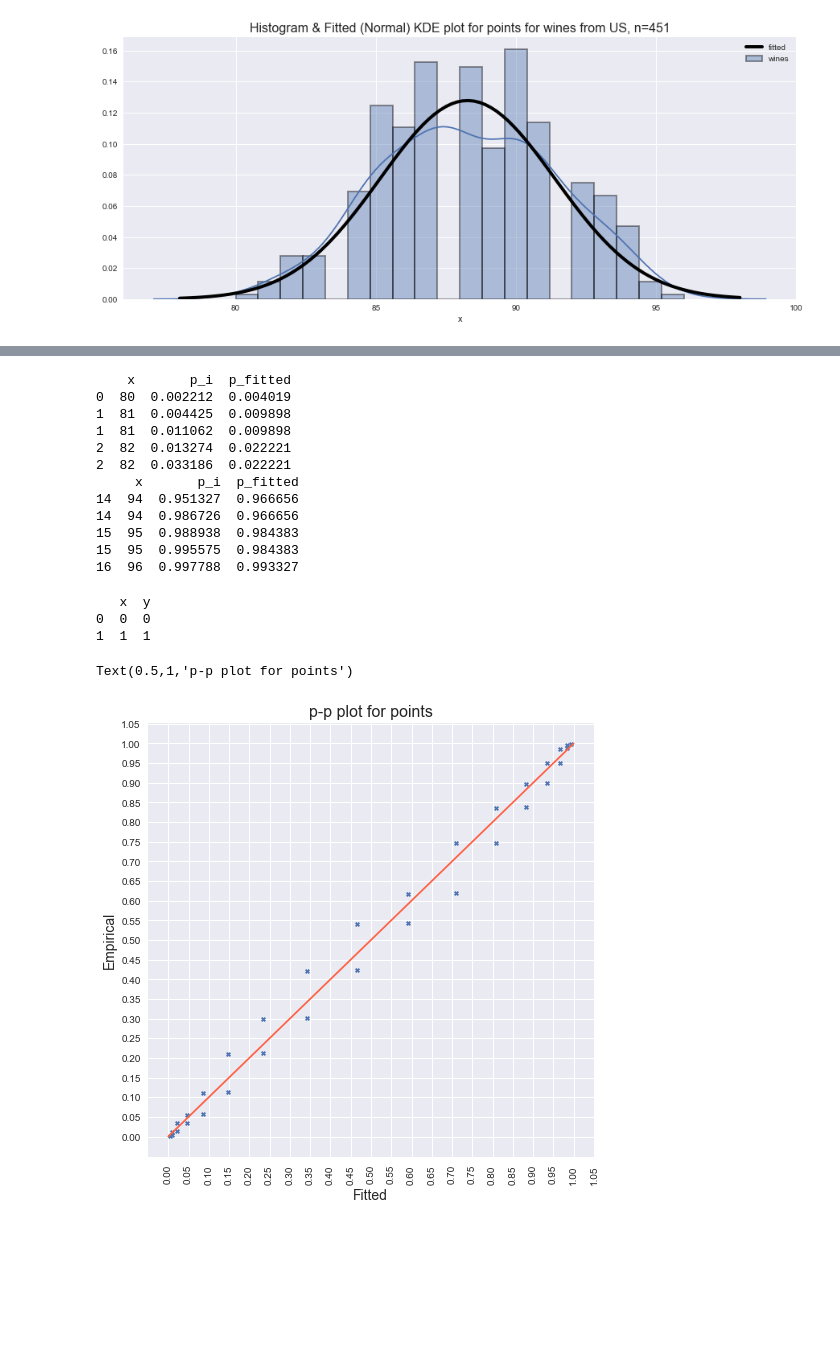
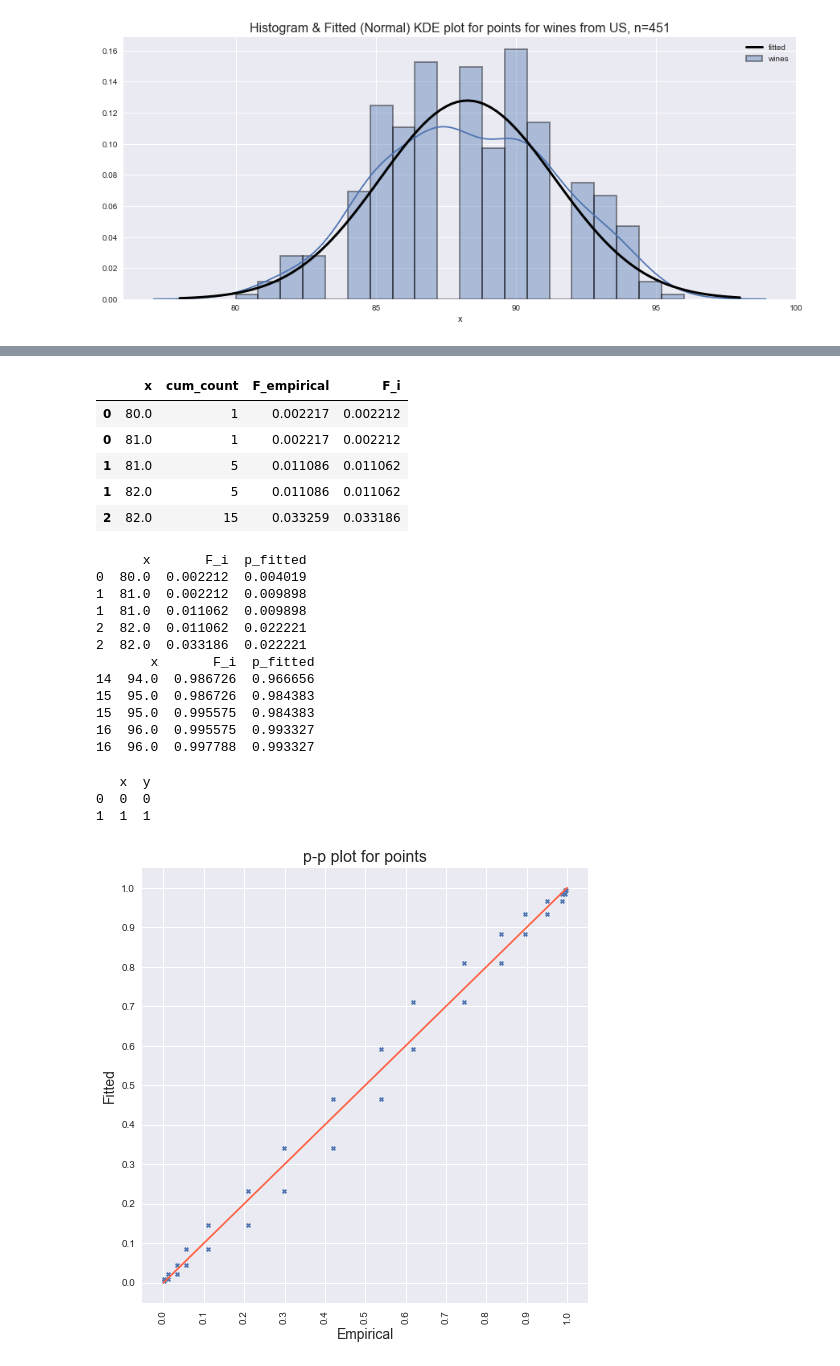
Before and after one commit to bryanblackbee/ds-learning-journey, a Jupyter notebook: jupyter_notebook/probability-and-statistics/studies/in-progress/wines.ipynb, the cells around one changed output, grey strips where cells are left out. Drawn from its saved outputs; the diff is of its cells as text; code cells hidden in the pictures; blank space fills up the shorter version.

```diff
--- a/jupyter_notebook/probability-and-statistics/studies/in-progress/wines.ipynb
+++ b/jupyter_notebook/probability-and-statistics/studies/in-progress/wines.ipynb
@@ -110,0 +116,19 @@ print(empirical_df.head())
+# %%
+empirical_df = pd.DataFrame({'x' : sorted_us_wines_points})
+empirical_df.reset_index(inplace=True, drop=True)
+empirical_df['i'] = empirical_df.index+1
+# For each value of x, find p(X<=x), stored as empirical_p
+print('empirical_df.count()=%d' % empirical_df['x'].count())
+print('empirical_df[\'x\'].nunique()=%d' % empirical_df['x'].nunique())
+print('empirical_df[\'x\'].unique()=%s' % str(empirical_df['x'].unique().tolist()))
+empirical_groupby_df = empirical_df.groupby('x')['i'].max().reset_index(name='cum_count')
+empirical_groupby_df['F_empirical'] = empirical_groupby_df['cum_count']/empirical_groupby_df['cum_count'].max()
+
+empirical_groupby_df2 = empirical_groupby_df.copy()
+# empirical_groupby_df2 = empirical_groupby_df2[:-1]
+empirical_groupby_df2['x'] = empirical_groupby_df2['x'].shift(-1)
+empirical_groupby_df2 = empirical_groupby_df2[:-1]
+
+empirical_groupby_df = empirical_groupby_df.append(empirical_groupby_df2)
+empirical_groupby_df.sort_values(['x', 'F_empirical'], inplace=True)
+print(empirical_groupby_df.head())
@@ -111,24 +168,35 @@ print(empirical_df.head())
+# %%
+empirical_groupby_df['F_i'] = empirical_groupby_df['cum_count']/(empirical_groupby_df['cum_count'].max()+1)
+# %%
+empirical_groupby_df.head()
+# %% [output]
+|  | x | cum_count | F_empirical | F_i |
+| 0 | 80.0 | 1 | 0.002217 | 0.002212 |
+| 0 | 81.0 | 1 | 0.002217 | 0.002212 |
+| 1 | 81.0 | 5 | 0.011086 | 0.011062 |
+| 1 | 82.0 | 5 | 0.011086 | 0.011062 |
+| 2 | 82.0 | 15 | 0.033259 | 0.033186 |
 # %%
-min_prob = empirical_df.groupby('x')['p_i'].min().reset_index(name='p_i')
-max_prob = empirical_df.groupby('x')['p_i'].max().reset_index(name='p_i')
-pp_df = min_prob.append(max_prob).sort_values(['x', 'p_i'])
-pp_df.drop_duplicates(subset=['x', 'p_i'], inplace=True)
+min_prob = empirical_groupby_df.groupby('x')['F_i'].min().reset_index(name='F_i')
+max_prob = empirical_groupby_df.groupby('x')['F_i'].max().reset_index(name='F_i')
+pp_df = min_prob.append(max_prob).sort_values(['x', 'F_i'])
+pp_df.drop_duplicates(subset=['x', 'F_i'], inplace=True)
 pp_df['p_fitted'] = norm.cdf(pp_df['x'], fitted_mu, fitted_sigma)
 print(pp_df.head())
 print(pp_df.tail())
 # %% [output]
-    x       p_i  p_fitted
-0  80  0.002212  0.004019
-1  81  0.004425  0.009898
-1  81  0.011062  0.009898
-2  82  0.013274  0.022221
-2  82  0.033186  0.022221
-     x       p_i  p_fitted
-14  94  0.951327  0.966656
-14  94  0.986726  0.966656
-15  95  0.988938  0.984383
-15  95  0.995575  0.984383
-16  96  0.997788  0.993327
+      x       F_i  p_fitted
+0  80.0  0.002212  0.004019
+1  81.0  0.002212  0.009898
+1  81.0  0.011062  0.009898
+2  82.0  0.011062  0.022221
+2  82.0  0.033186  0.022221
+       x       F_i  p_fitted
+14  94.0  0.986726  0.966656
+15  95.0  0.986726  0.984383
+15  95.0  0.995575  0.984383
+16  96.0  0.995575  0.993327
+16  96.0  0.997788  0.993327
 # %%
 forty_five_line_df = pd.DataFrame({'x' : [0,1], 'y' : [0,1]})
 print(forty_five_line_df)
@@ -139,16 +207,17 @@ print(forty_five_line_df)
 # %%
 fig = plt.figure(figsize=(8, 8))
 ax = fig.add_subplot(111)
 
-pp_df.plot(kind='scatter', x='p_fitted', y='p_i', ax=ax, marker='X')
+pp_df.plot(kind='scatter', x='F_i', y='p_fitted', ax=ax, marker='X')
 forty_five_line_df.plot(kind='line', x='x', y='y', ax=ax, color='tomato')
-ax.set_ylabel("Empirical", fontsize=14)
-ax.set_xticks(np.arange(0, 1.1, 0.05))
-ax.set_xticklabels(['%.2f' % f for f in np.arange(0, 1.1, 0.05)], rotation=90)
-ax.set_yticks(np.arange(0, 1.1, 0.05))
-ax.set_xlabel("Fitted", fontsize=14)
+ax.set_ylabel("Fitted", fontsize=14)
+ax.set_xticks(np.arange(0, 1.02, 0.10))
+ax.set_xticklabels(['%.1f' % f for f in np.arange(0, 1.1, 0.10)], rotation=90)
+ax.set_yticks(np.arange(0, 1.02, 0.10))
+ax.set_yticklabels(['%.1f' % f for f in np.arange(0, 1.1, 0.10)])
+ax.set_xlabel("Empirical", fontsize=14)
 ax.legend('')
 ax.set_title("p-p plot for points", fontsize=16)
+plt.show()
 # %% [output]
-Text(0.5,1,'p-p plot for points')
-[figure, old version]
+[figure, new version]
```
Also changed, not shown: parts of 21 cells of this notebook.
